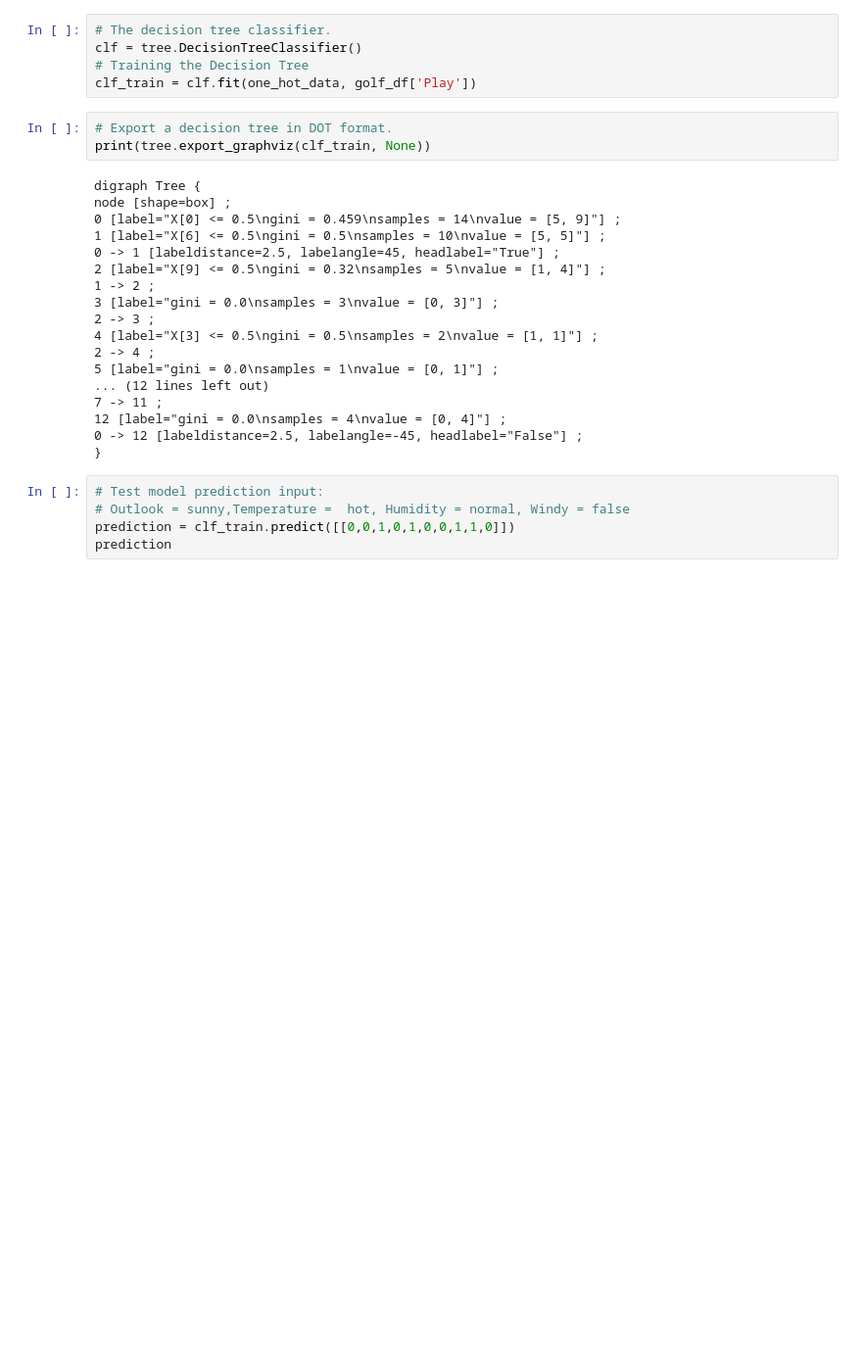
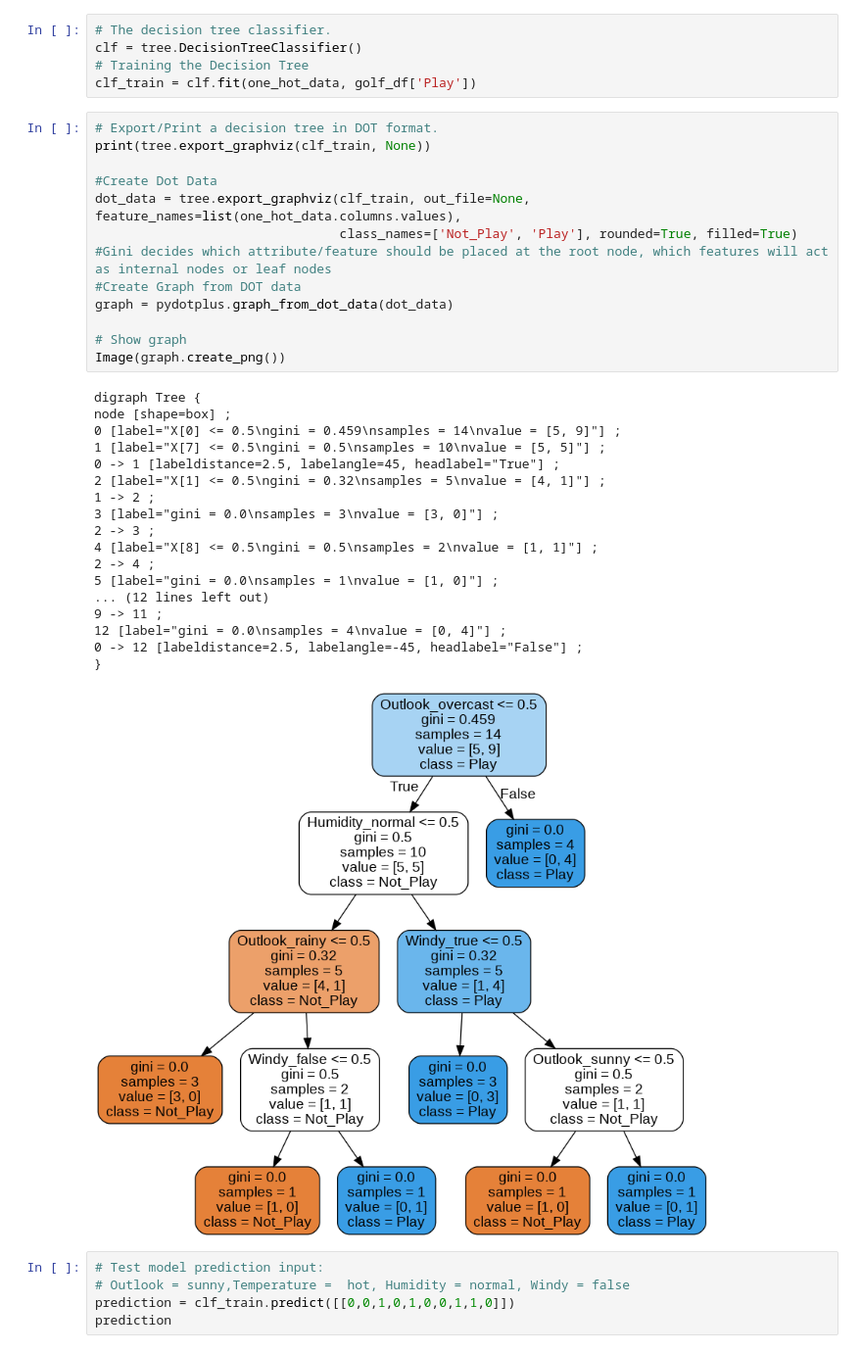
Before and after one commit to adi0509/Python, a Jupyter notebook: Golf_Predictions.ipynb, the cells around one changed output. Shown at 98% size. Saved outputs shown, nothing was run; the diff lists cells and outputs as text; blank space fills up the shorter version.

```diff
--- a/Golf_Predictions.ipynb
+++ b/Golf_Predictions.ipynb
@@ -83,27 +102,37 @@ one_hot_data
 clf = tree.DecisionTreeClassifier()
 # Training the Decision Tree
 clf_train = clf.fit(one_hot_data, golf_df['Play'])
-# %%
-# Export a decision tree in DOT format.
-print(tree.export_graphviz(clf_train, None))
-# %% [output]
-digraph Tree {
-node [shape=box] ;
-0 [label="X[0] <= 0.5\ngini = 0.459\nsamples = 14\nvalue = [5, 9]"] ;
-1 [label="X[6] <= 0.5\ngini = 0.5\nsamples = 10\nvalue = [5, 5]"] ;
-0 -> 1 [labeldistance=2.5, labelangle=45, headlabel="True"] ;
-2 [label="X[9] <= 0.5\ngini = 0.32\nsamples = 5\nvalue = [1, 4]"] ;
-1 -> 2 ;
-3 [label="gini = 0.0\nsamples = 3\nvalue = [0, 3]"] ;
-2 -> 3 ;
-4 [label="X[3] <= 0.5\ngini = 0.5\nsamples = 2\nvalue = [1, 1]"] ;
-2 -> 4 ;
-5 [label="gini = 0.0\nsamples = 1\nvalue = [0, 1]"] ;
-... (12 lines left out)
-7 -> 11 ;
-12 [label="gini = 0.0\nsamples = 4\nvalue = [0, 4]"] ;
-0 -> 12 [labeldistance=2.5, labelangle=-45, headlabel="False"] ;
-}
+# %%
+# Export/Print a decision tree in DOT format.
+print(tree.export_graphviz(clf_train, None))
+
+#Create Dot Data
+dot_data = tree.export_graphviz(clf_train, out_file=None, feature_names=list(one_hot_data.columns.values),
+                                class_names=['Not_Play', 'Play'], rounded=True, filled=True) #Gini decides which attribute/feature should be placed at the root node, which features will act as internal nodes or leaf nodes
+#Create Graph from DOT data
+graph = pydotplus.graph_from_dot_data(dot_data)
+
+# Show graph
+Image(graph.create_png())
+# %% [output]
+digraph Tree {
+node [shape=box] ;
+0 [label="X[0] <= 0.5\ngini = 0.459\nsamples = 14\nvalue = [5, 9]"] ;
+1 [label="X[7] <= 0.5\ngini = 0.5\nsamples = 10\nvalue = [5, 5]"] ;
+0 -> 1 [labeldistance=2.5, labelangle=45, headlabel="True"] ;
+2 [label="X[1] <= 0.5\ngini = 0.32\nsamples = 5\nvalue = [4, 1]"] ;
+1 -> 2 ;
+3 [label="gini = 0.0\nsamples = 3\nvalue = [3, 0]"] ;
+2 -> 3 ;
+4 [label="X[8] <= 0.5\ngini = 0.5\nsamples = 2\nvalue = [1, 1]"] ;
+2 -> 4 ;
+5 [label="gini = 0.0\nsamples = 1\nvalue = [1, 0]"] ;
+... (12 lines left out)
+9 -> 11 ;
+12 [label="gini = 0.0\nsamples = 4\nvalue = [0, 4]"] ;
+0 -> 12 [labeldistance=2.5, labelangle=-45, headlabel="False"] ;
+}
+[figure, added]
 # %%
 # Test model prediction input:
 # Outlook = sunny,Temperature =  hot, Humidity = normal, Windy = false
```
Also changed, not shown: parts of 6 cells of this notebook.
